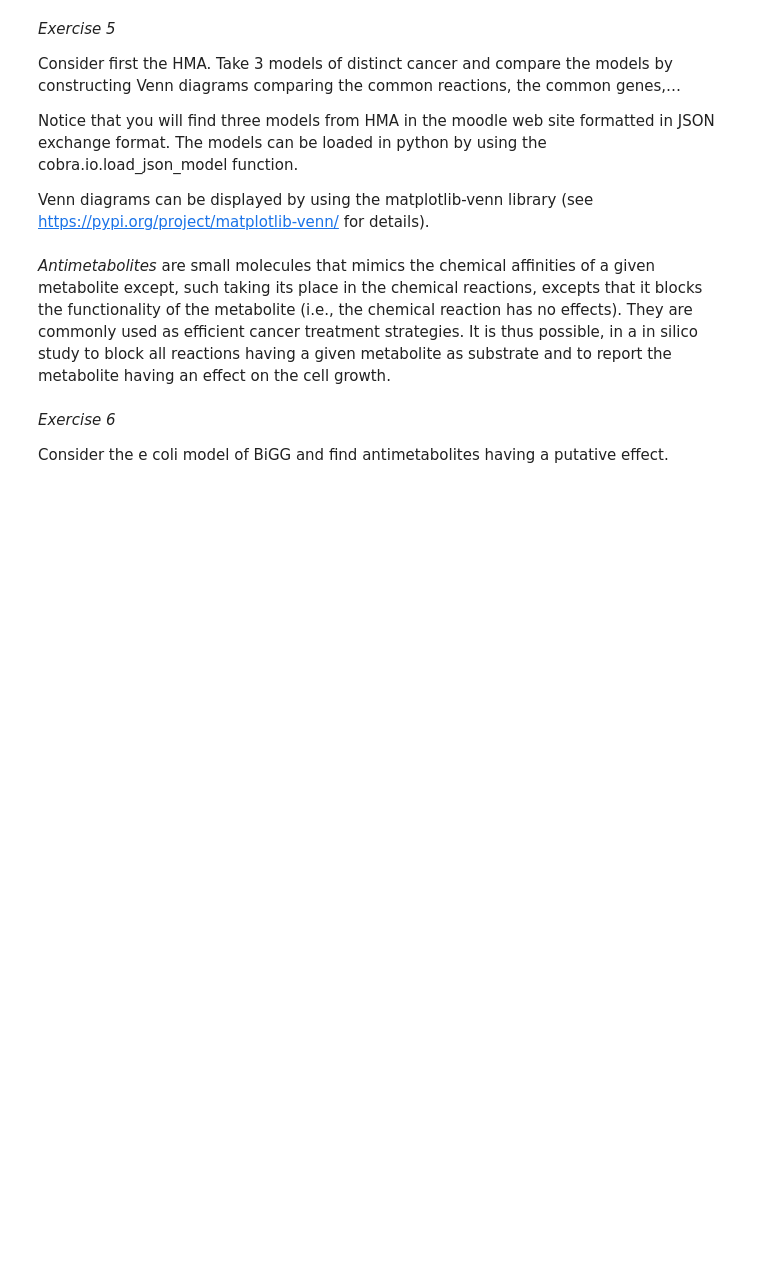
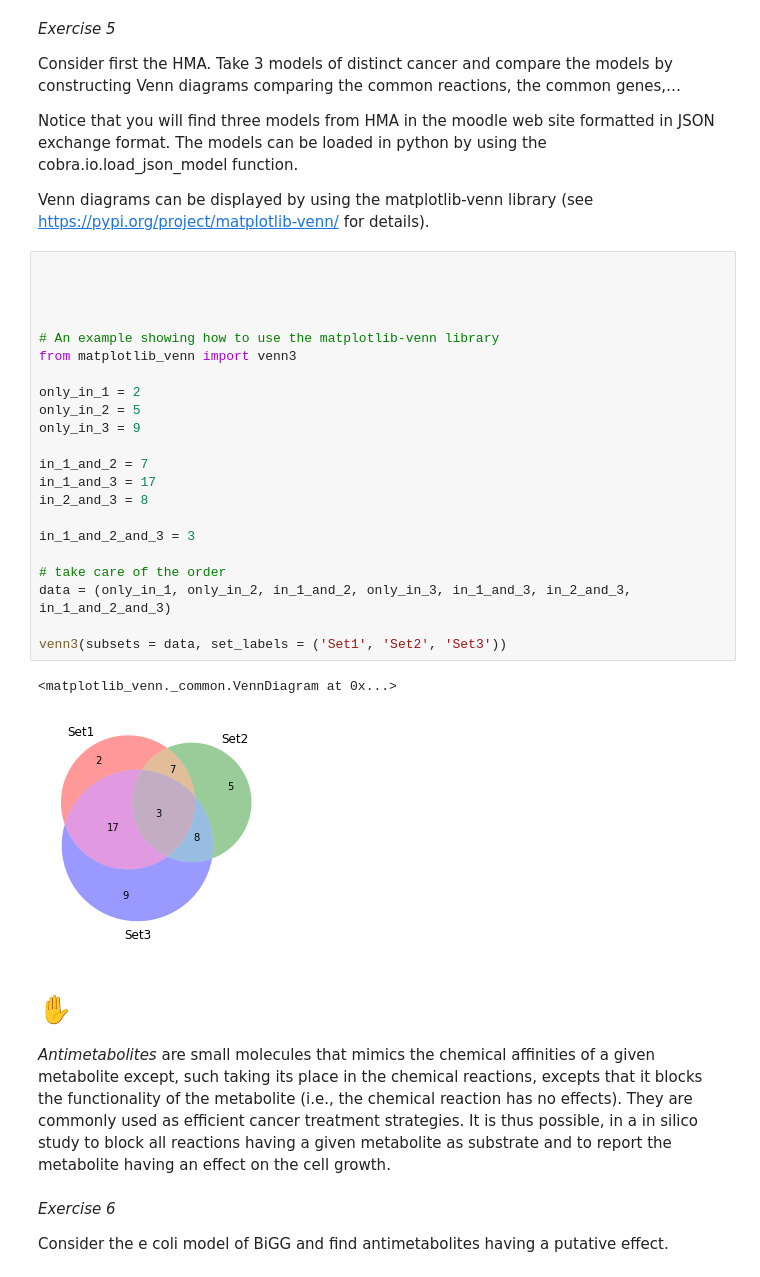
Before and after one commit to jeremiebourdon/SummerSchoolMetabolic, a Jupyter notebook: Metabolic Network Analysis with Cobra(solutions_part1).ipynb, the cells around one changed output. Cells and saved outputs as stored; diff of their text form; blank space fills up the shorter version.

```diff
--- a/Metabolic Network Analysis with Cobra(solutions_part1).ipynb
+++ b/Metabolic Network Analysis with Cobra(solutions_part1).ipynb
@@ -353,7 +378,34 @@ Notice that you will find three models from HMA in the moodle web site formatted
 The models can be loaded in python by using the cobra.io.load_json_model function.
 
 Venn diagrams can be displayed by using the matplotlib-venn library (see [https://pypi.org/project/matplotlib-venn/](https://pypi.org/project/matplotlib-venn/) for details).
+# %%
+
+
+
+
+# An example showing how to use the matplotlib-venn library
+from matplotlib_venn import venn3
+
+only_in_1 = 2
+only_in_2 = 5
+only_in_3 = 9
+
+in_1_and_2 = 7
+in_1_and_3 = 17
+in_2_and_3 = 8
+
+in_1_and_2_and_3 = 3
+
+# take care of the order
+data = (only_in_1, only_in_2, in_1_and_2, only_in_3, in_1_and_3, in_2_and_3, in_1_and_2_and_3)
+
+venn3(subsets = data, set_labels = ('Set1', 'Set2', 'Set3'))
+# %% [output]
+<matplotlib_venn._common.VennDiagram at 0x...>
+[figure, added]
 # %% [markdown]
+# ✋
+
 *Antimetabolites* are small molecules that mimics the chemical affinities of a given metabolite except, such taking its place in the chemical reactions, excepts that it blocks the functionality of the metabolite (i.e., the chemical reaction has no effects). They are commonly used as efficient cancer treatment strategies. It is thus possible, in a in silico study to block all reactions having a given metabolite as substrate and to report the metabolite having an effect on the cell growth.
 # %% [markdown]
 *Exercise 6*
```
Also changed, not shown: parts of 1 cell of this notebook.
